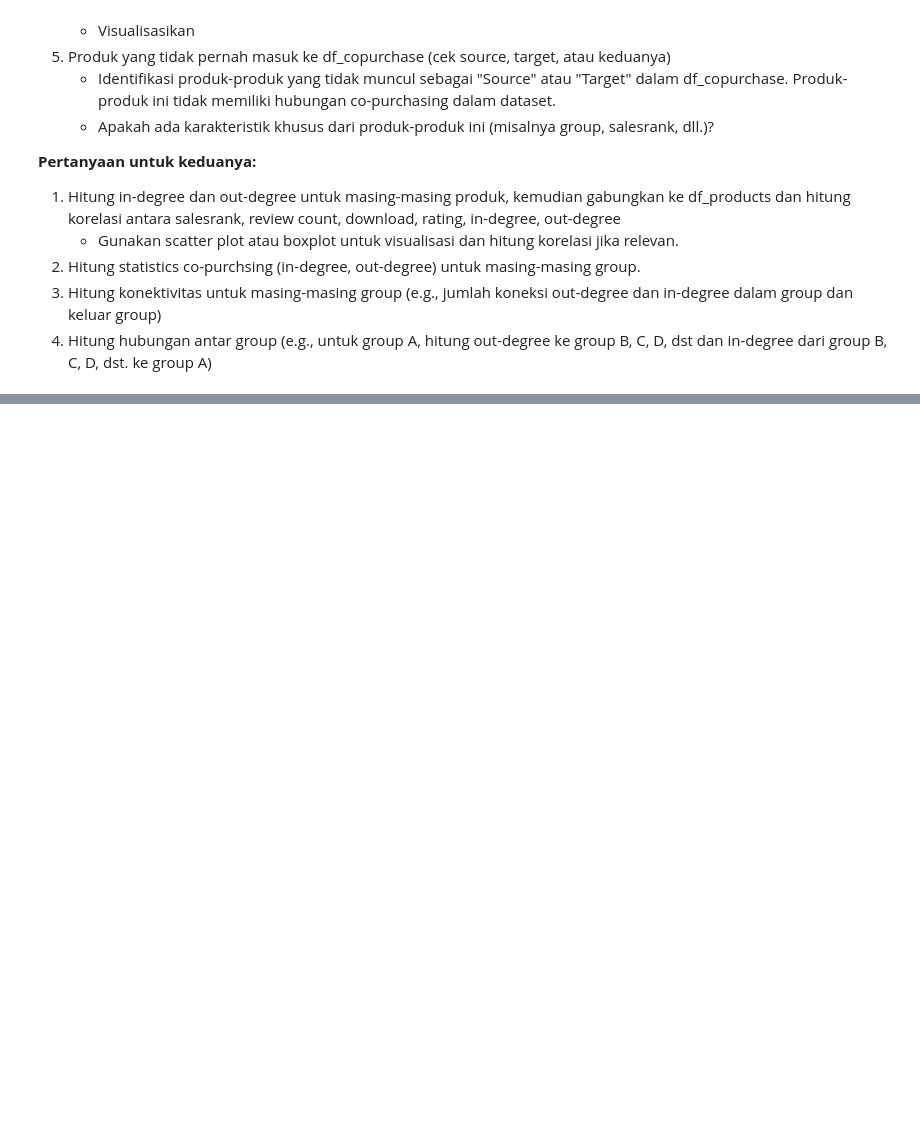
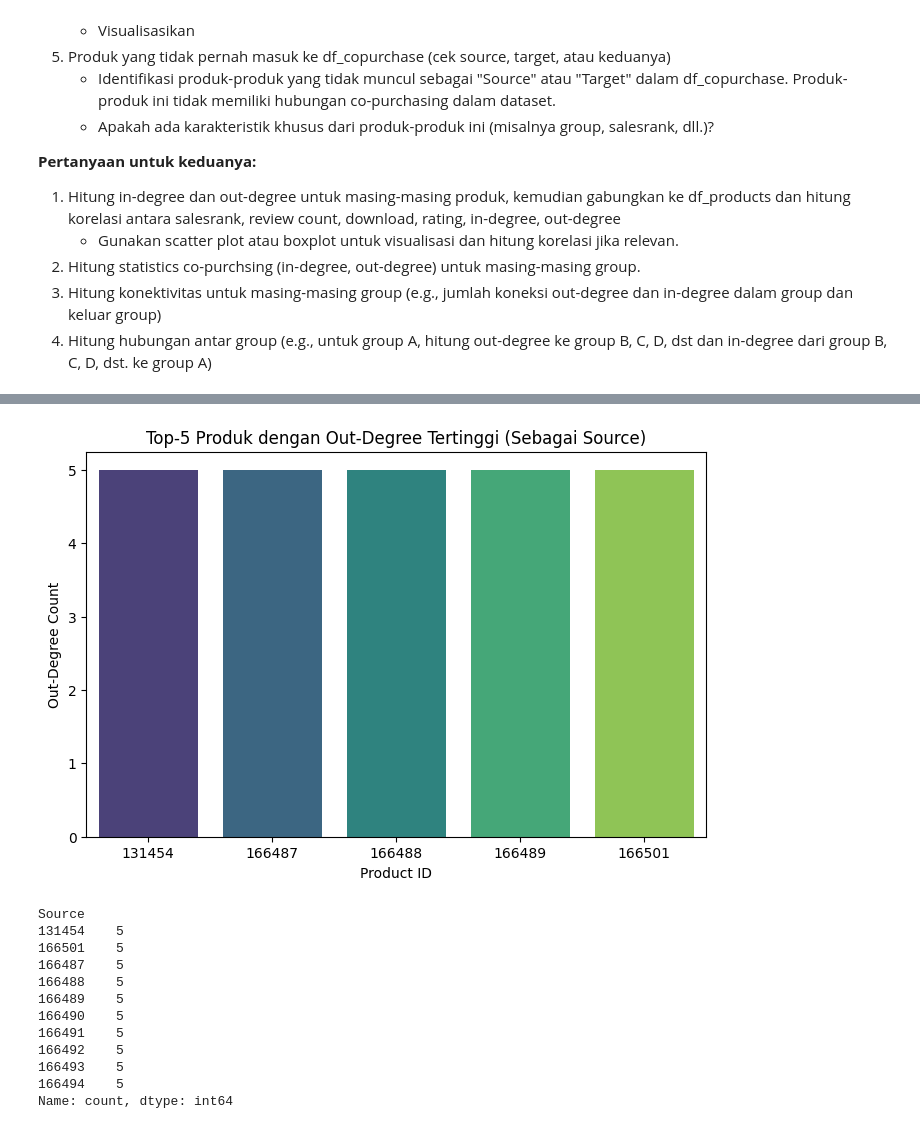
Before and after one commit to Miner-Lover/AmazonMining, a Jupyter notebook: eda.ipynb, the cells around one changed output, grey strips where cells are left out. Cells and saved outputs as stored; diff of their text form; code cells hidden in the pictures; blank space fills up the shorter version.

```diff
--- a/eda.ipynb
+++ b/eda.ipynb
@@ -114,0 +163,28 @@ df_copurchase.head()
+# %%
+# Menghitung jumlah kemunculan setiap produk sebagai 'Source' (out-degree)
+top_out_degree = df_copurchase['Source'].value_counts().head(5)
+
+# Visualisasi dengan bar chart
+plt.figure(figsize=(8,5))
+sns.barplot(x=top_out_degree.index, y=top_out_degree.values, palette="viridis")
+plt.xlabel("Product ID")
+plt.ylabel("Out-Degree Count")
+plt.title("Top-5 Produk dengan Out-Degree Tertinggi (Sebagai Source)")
+plt.show()
+
+top_out_degree = df_copurchase['Source'].value_counts().head(10)
+top_out_degree
+# %% [output]
+[figure, added]
+Source
+131454    5
+166501    5
+166487    5
+166488    5
+166489    5
+166490    5
+166491    5
+166492    5
+166493    5
+166494    5
+Name: count, dtype: int64
```
Also changed, not shown: parts of 34 cells of this notebook, 2 other files.
